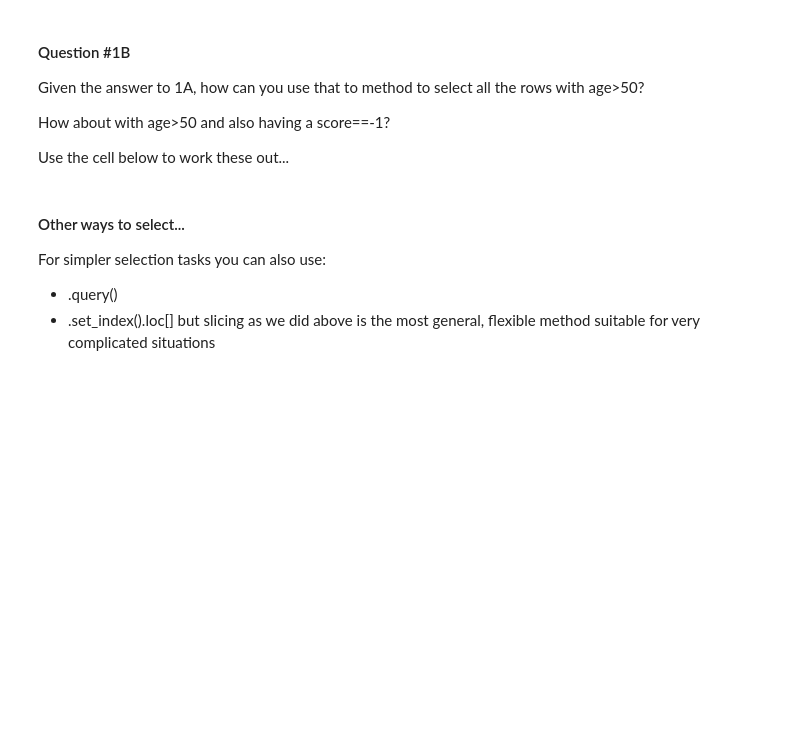
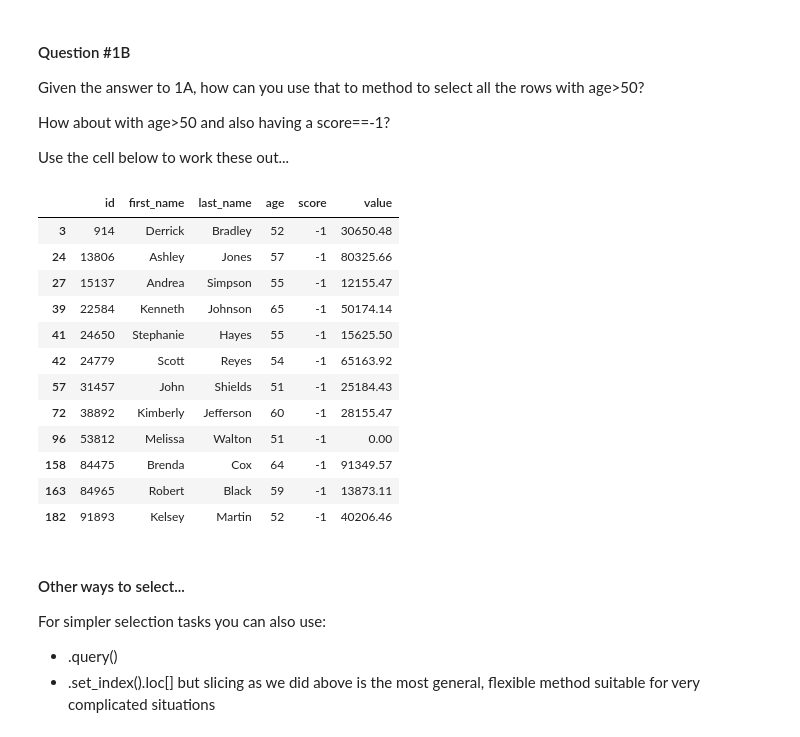
Before and after one commit to COGS108/Group147_WI26, a Jupyter notebook: 05-Pandas.ipynb, the cells around one changed output. Cells and saved outputs as stored; diff of their text form; code cells hidden in the pictures; blank space fills up the shorter version.

```diff
--- a/05-Pandas.ipynb
+++ b/05-Pandas.ipynb
@@ -203,3 +255,21 @@ Use the cell below to work these out...
+# %%
+df[(df["age"]>50) & (df["score"]== -1)]
+
+#Here is similar but remember to use parentheses to wrap each condition
+# %% [output]
+|  | id | first_name | last_name | age | score | value |
+| 3 | 914 | Derrick | Bradley | 52 | -1 | 30650.48 |
+| 24 | 13806 | Ashley | Jones | 57 | -1 | 80325.66 |
+| 27 | 15137 | Andrea | Simpson | 55 | -1 | 12155.47 |
+| 39 | 22584 | Kenneth | Johnson | 65 | -1 | 50174.14 |
+| 41 | 24650 | Stephanie | Hayes | 55 | -1 | 15625.50 |
+| 42 | 24779 | Scott | Reyes | 54 | -1 | 65163.92 |
+| 57 | 31457 | John | Shields | 51 | -1 | 25184.43 |
+| 72 | 38892 | Kimberly | Jefferson | 60 | -1 | 28155.47 |
+| 96 | 53812 | Melissa | Walton | 51 | -1 | 0.00 |
+| 158 | 84475 | Brenda | Cox | 64 | -1 | 91349.57 |
+| 163 | 84965 | Robert | Black | 59 | -1 | 13873.11 |
+| 182 | 91893 | Kelsey | Martin | 52 | -1 | 40206.46 |
 # %% [markdown]
 #### Other ways to select...
 
```
Also changed, not shown: parts of 38 cells of this notebook, 1 other file.
